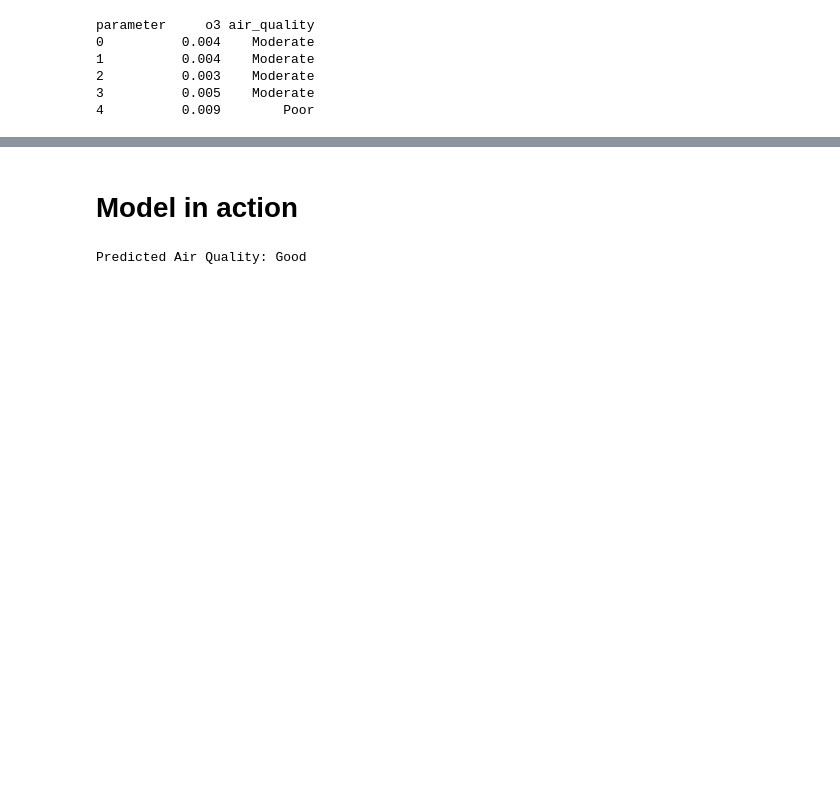
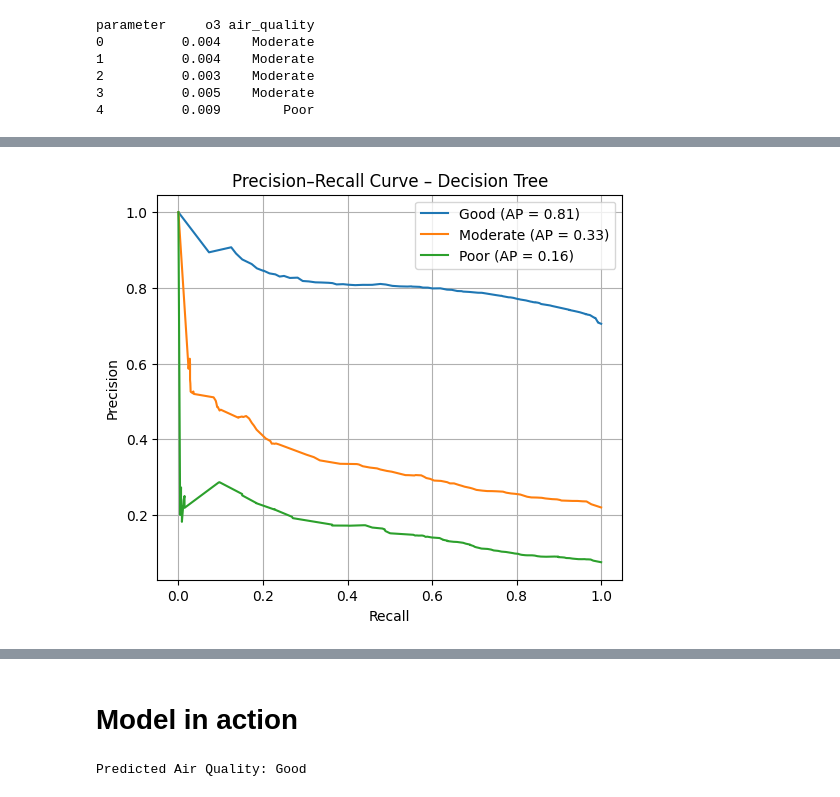
Before and after one commit to PrajjwalNakarmi/Artificial-Intelligence, a Jupyter notebook: AirQualityIndex.ipynb, the cells around one changed output, grey strips where cells are left out. Saved outputs shown, nothing was run; the diff lists cells and outputs as text; code cells hidden in the pictures; blank space fills up the shorter version.

```diff
--- a/AirQualityIndex.ipynb
+++ b/AirQualityIndex.ipynb
@@ -247,3 +218,40 @@ plot_confusion_matrix(y_test,dt_pred,"Confusion Matrix – Decision Tree Classif
+# %%
+# Define class labels
+classes = ['Good', 'Moderate', 'Poor']
+
+# Binarize true labels
+y_test_bin = label_binarize(y_test, classes=classes)
+
+# Get predicted probabilities
+y_score = dt.predict_proba(X_test_scaled)
+
+plt.figure(figsize=(6,5))
+
+for i, class_name in enumerate(classes):
+    precision, recall, _ = precision_recall_curve(
+        y_test_bin[:, i],
+        y_score[:, i]
+    )
+
+    avg_precision = average_precision_score(
+        y_test_bin[:, i],
+        y_score[:, i]
+    )
+
+    plt.plot(
+        recall,
+        precision,
+        label=f"{class_name} (AP = {avg_precision:.2f})"
+    )
+
+plt.xlabel("Recall")
+plt.ylabel("Precision")
+plt.title("Precision–Recall Curve – Decision Tree")
+plt.legend()
+plt.grid(True)
+plt.show()
+# %% [output]
+[figure, added]
 # %%
 rf = RandomForestClassifier(
     n_estimators=100,
```
Also changed, not shown: parts of 21 cells of this notebook.
